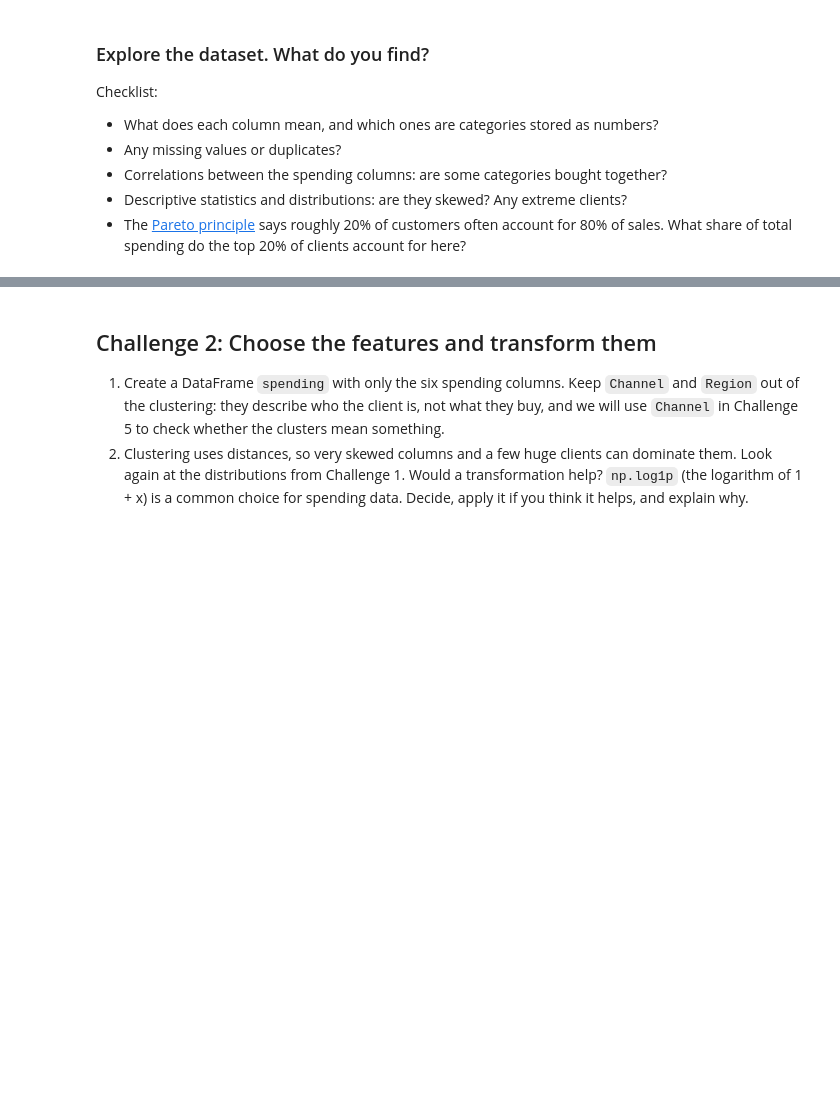
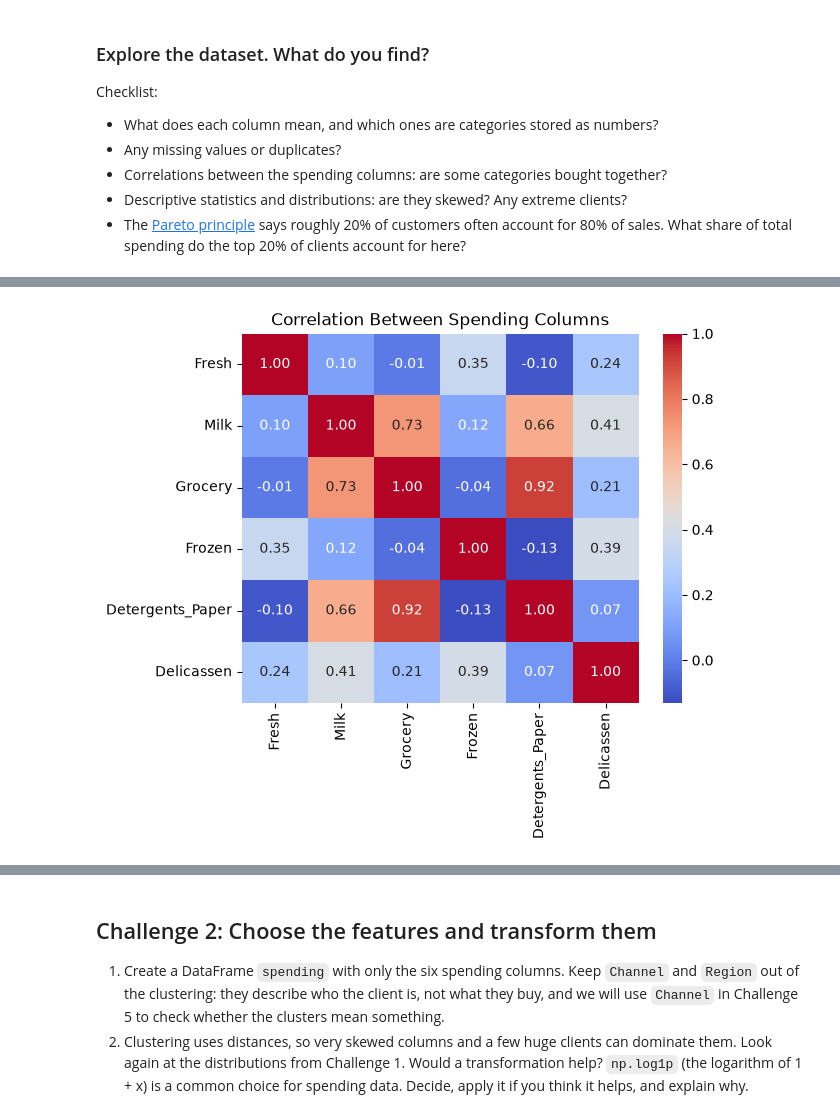
Before and after one commit to ironhack-labs/lab-unsupervised-learning-en, a Jupyter notebook: your-code/main.ipynb, the cells around one changed output, grey strips where cells are left out. Drawn from its saved outputs; the diff is of its cells as text; code cells hidden in the pictures; blank space fills up the shorter version.

```diff
--- a/your-code/main.ipynb
+++ b/your-code/main.ipynb
@@ -24,3 +24,5 @@ The source is the [UCI Machine Learning Repository](https://archive.ics.uci.edu/
 The goal is to find groups of clients with similar spending, so the distributor could, for example, adapt its offers to each group.
 # %%
 # Load the data into a DataFrame called customers
+customers = pd.read_csv('../data/Wholesale customers data.csv')
+customers.head()
@@ -38,0 +85,10 @@ Checklist:
+# %%
+#Correlation between spending columns
+spending_cols = ['Fresh', 'Milk', 'Grocery', 'Frozen', 'Detergents_Paper', 'Delicassen']
+
+corr = customers[spending_cols].corr()
+sns.heatmap(corr, annot=True, cmap='coolwarm', fmt='.2f')
+plt.title('Correlation Between Spending Columns')
+plt.show()
+# %% [output]
+[figure, added]
```
Also changed, not shown: parts of 26 cells of this notebook.
